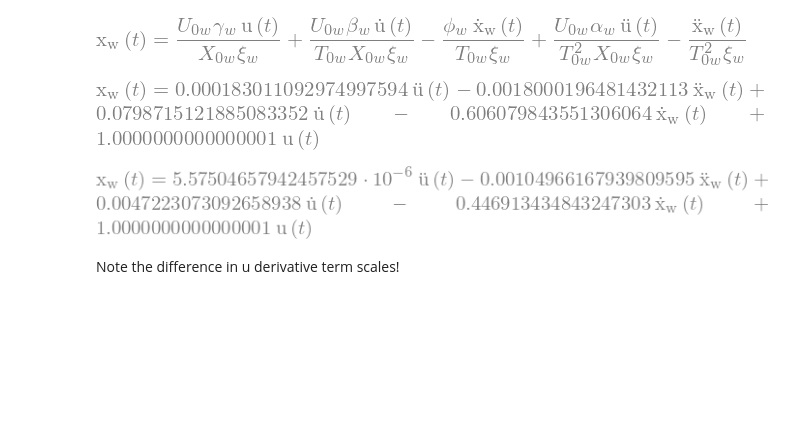
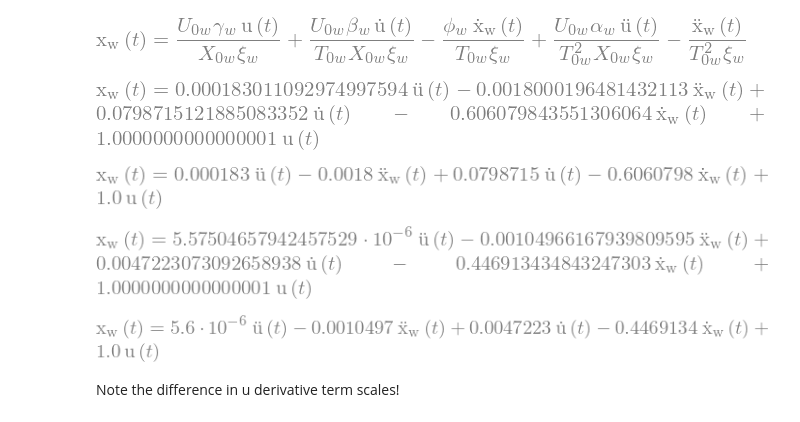
Before and after one commit to 0xDBFB7/transmembrane_potential, a Jupyter notebook: transmembrane_math.ipynb, the cells around one changed output. Saved outputs shown, nothing was run; the diff lists cells and outputs as text; code cells hidden in the pictures; blank space fills up the shorter version.

```diff
--- a/transmembrane_math.ipynb
+++ b/transmembrane_math.ipynb
@@ -52,9 +52,12 @@ def convexp(name, val):
 def sympy_round(ex1):
     # thanks https://stackoverflow.com/questions/43804701/round-floats-within-an-expression
     ex2 = ex1
-    for a in sympy.preorder_traversal(ex1):
-        if isinstance(a, sympy.Float):
-            ex2 = ex2.subs(a, round(a, 2))
+    #for a in sympy.preorder_traversal(ex1):
+    for a in ex1.args:
+        for b in a.args:
+            for c in b.args:
+                if isinstance(c, sympy.Float):
+                    ex2 = ex2.subs(c, round(c, 7))
     return ex2
 # %% [markdown]
 Terminology
@@ -576,6 +576,10 @@ virus_x0_ode = main_x0_ode.subs([(alpha_w, virus.alpha), (beta_w, virus.beta),
 Eq(x0_w(t), virus_x0_ode)
 # %% [output]
 [figure]
+# %%
+sympy_round(Eq(x0_w(t), virus_x0_ode))
+# %% [output]
+[figure, added]
 # %%
 U0_h = host_cell.xi / host_cell.gamma
 X0_h = 1.0
@@ -588,6 +594,10 @@ host_x0_ode = main_x0_ode.subs([(alpha_w, host_cell.alpha), (beta_w, host_cell.b
 Eq(x0_w(t), host_x0_ode)
 # %% [output]
 [figure]
+# %%
+sympy_round(Eq(x0_w(t), host_x0_ode))
+# %% [output]
+[figure, added]
 # %% [markdown]
 Note the difference in u derivative term scales!
 # %% [markdown]
```
Also changed, not shown: parts of 5 cells of this notebook, 3 other files.
